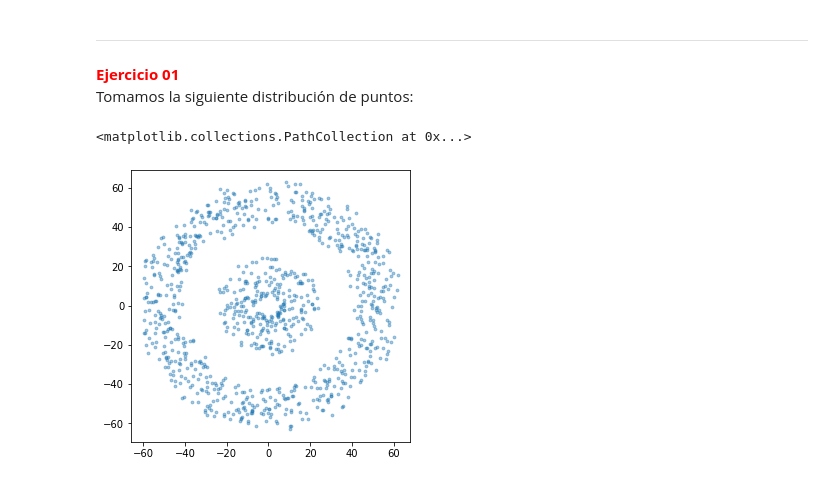
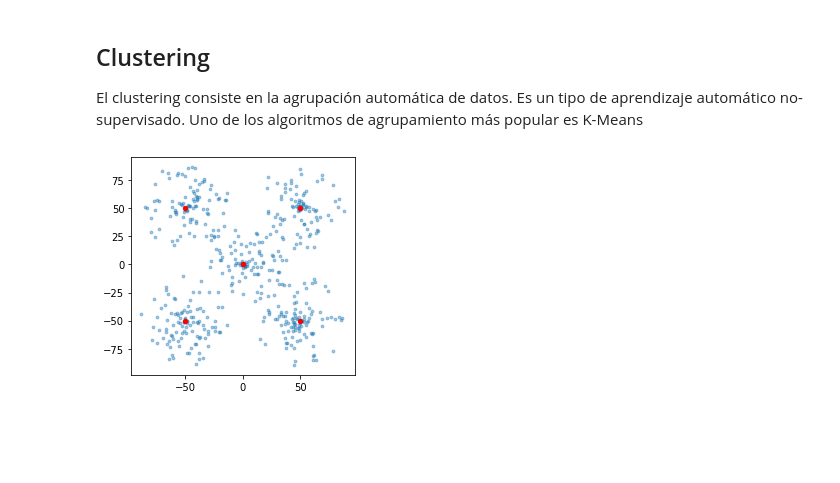
Before and after one commit to dgtrabada/python, a Jupyter notebook: 12_Scikit_learn/04_Cluster.ipynb, the cells around one changed output. Drawn from its saved outputs; the diff is of its cells as text; code cells hidden in the pictures; blank space fills up the shorter version.

Commit message:
cluster

```diff
--- a/12_Scikit_learn/04_Cluster.ipynb
+++ b/12_Scikit_learn/04_Cluster.ipynb
@@ -1,24 +1,37 @@
-# %% [markdown]
-<hr>
-<b><font color='red'>Ejercicio 01</font></b>
-
-Tomamos la siguiente distribución de puntos:
+# %% [markdown]
+## Clustering
+
+El clustering consiste en la agrupación automática de datos. Es un tipo de aprendizaje automático no-supervisado. Uno de los algoritmos de agrupamiento más popular es K-Means
 # %%
-def load2_points(N):
-    P = np.zeros([N,2])
-    for j in range(N):
+import sklearn
+from sklearn import cluster
+from matplotlib import pyplot as plt
+from sklearn import datasets
+import random
+import math
+import numpy as np
+from PIL import Image
+
+
+
+def load_points(L,D,N):
+    P = np.zeros([N*len(centers),2])
+    for j in range(N*len(centers)):
+        i=random.choice(centers)
         a=2*math.pi*random.random()
-        R=random.choice([40,42,44,5])
-        R=R+20*random.random()
-        P[j,0]=(R*math.sin(a))
-        P[j,1]=(R*math.cos(a))
+        R=D*random.random()
+        P[j,0]=(i[0]+R*math.sin(a))
+        P[j,1]=(i[1]+R*math.cos(a))
     return P
 
-
-N=1000
-P=load2_points(N)
-plt.figure(figsize=(5, 5))
+L=50
+N=100
+D=40
+centers = [[-L, -L], [0, 0], [L, L],[-L, L], [L, -L]]
+P=load_points(L,D,N)
+plt.figure(figsize=(4, 4))
 plt.scatter(P[:, 0], P[:, 1],s=8, alpha=0.4)
+for i in centers:
+    plt.scatter(i[0], i[1],s=18, color="red" )
 # %% [output]
-<matplotlib.collections.PathCollection at 0x...>
-[figure, old version]
+[figure, new version]
```
Also changed, not shown: parts of 7 cells of this notebook.
